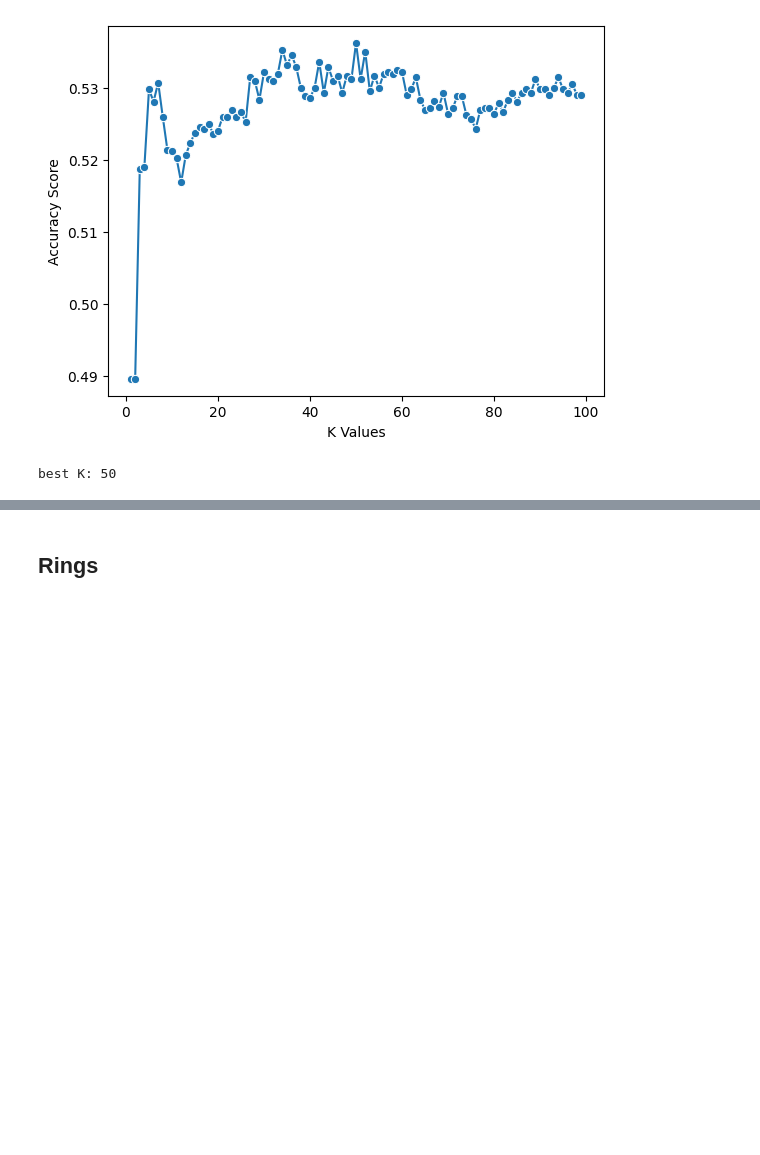
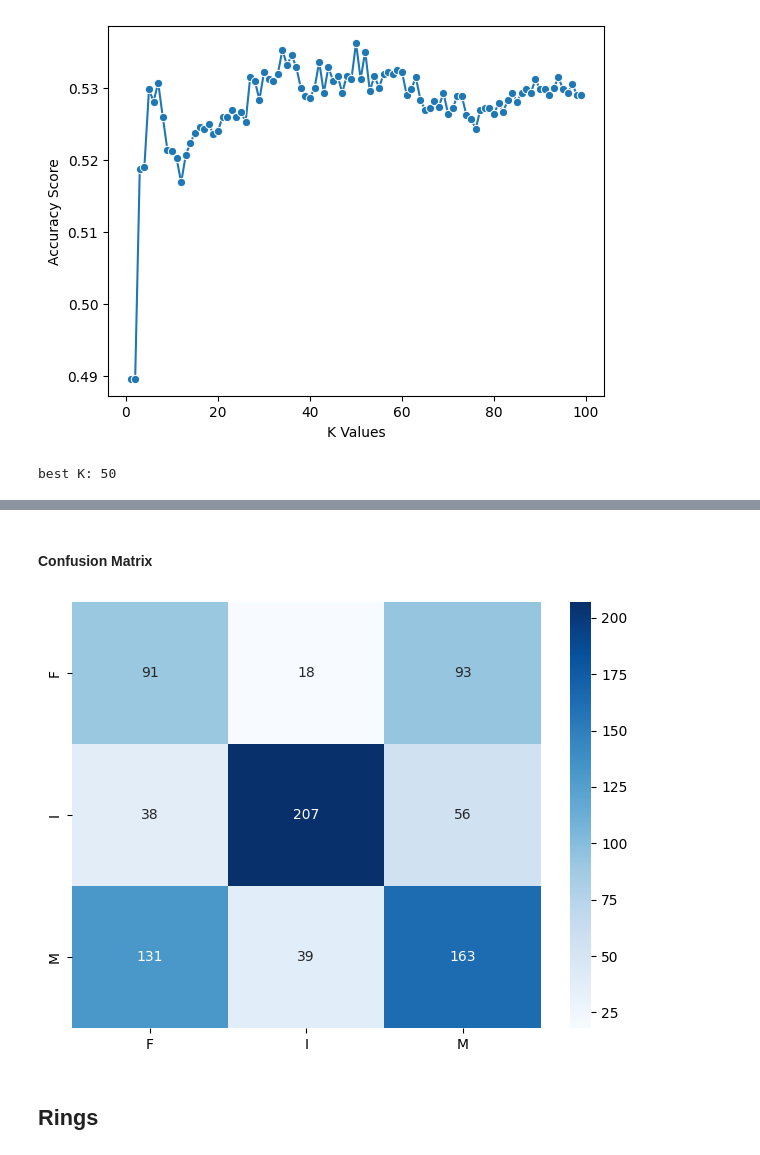
Before and after one commit to amirkasaei/K-Nearest-Neighbors-Classification-with-scikit-learn, a Jupyter notebook: K_Nearest_Neighbors.ipynb, the cells around one changed output, grey strips where cells are left out. Cells and saved outputs as stored; diff of their text form; code cells hidden in the pictures; blank space fills up the shorter version.

```diff
--- a/K_Nearest_Neighbors.ipynb
+++ b/K_Nearest_Neighbors.ipynb
@@ -87,8 +87,7 @@ correlation_matrix
 # %% [markdown]
 # **helper function**
 # %%
-def plot_confusionmatrix(y_train_pred,y_train,dom):
-  print(f'{dom} Confusion matrix')
+def plot_confusionmatrix(y_train_pred,y_train):
   cf = confusion_matrix(y_train_pred,y_train)
   sns.heatmap(cf,annot=True,yticklabels=classes, xticklabels=classes, cmap='Blues', fmt='g')
   plt.tight_layout()
@@ -215,3 +237,9 @@ f1-score= 0.5425376955354868
+# %% [markdown]
+#### **Confusion Matrix**
+# %%
+plot_confusionmatrix(y_pred, y_test)
+# %% [output]
+[figure, added]
 # %% [markdown]
 ## **Rings**
 # %% [markdown]
```
Also changed, not shown: parts of 35 cells of this notebook.
